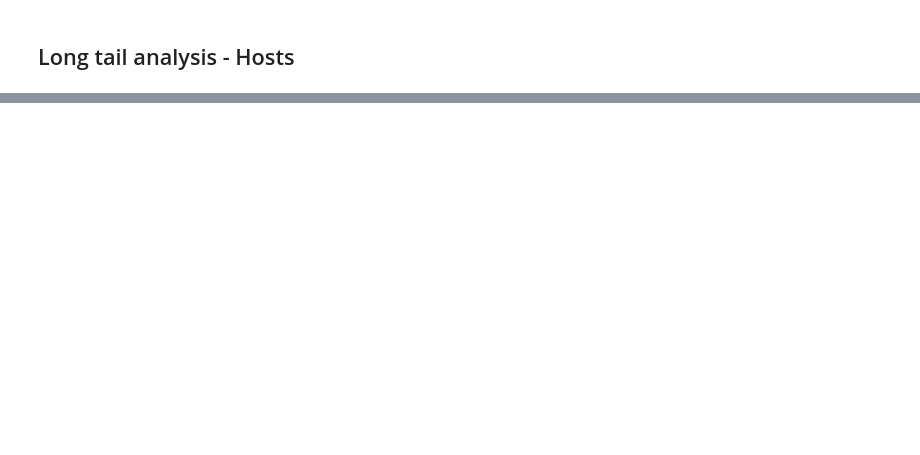
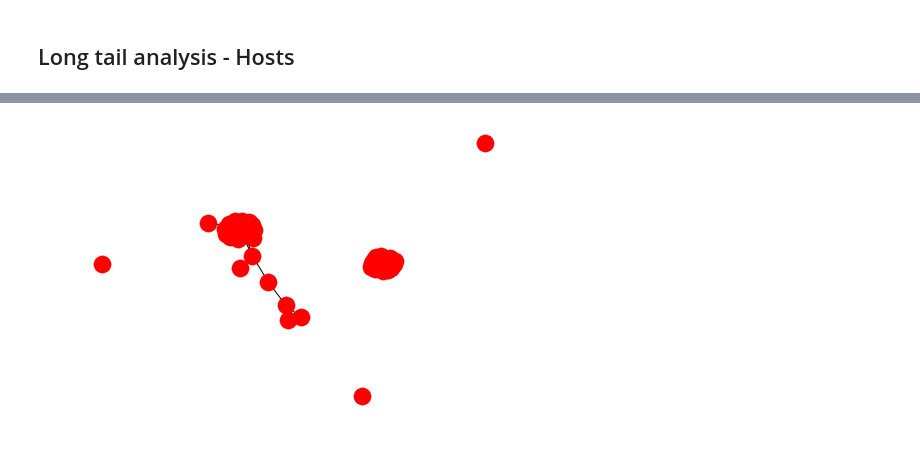
Before and after one commit to alistairwgillespie/blue_team_detection, a Jupyter notebook: eda_hosts.ipynb, the cells around one changed output, grey strips where cells are left out. Cells and saved outputs as stored; diff of their text form; code cells hidden in the pictures; blank space fills up the shorter version.

```diff
--- a/eda_hosts.ipynb
+++ b/eda_hosts.ipynb
@@ -179,0 +242,5 @@ df['dsport'].value_counts().tail()
+# %%
+nx.draw(ip_nx,pos=nx.spring_layout(ip_nx))
+plt.draw()  # pyplot draw()
+# %% [output]
+[figure, added]
```
Also changed, not shown: parts of 20 cells of this notebook.
